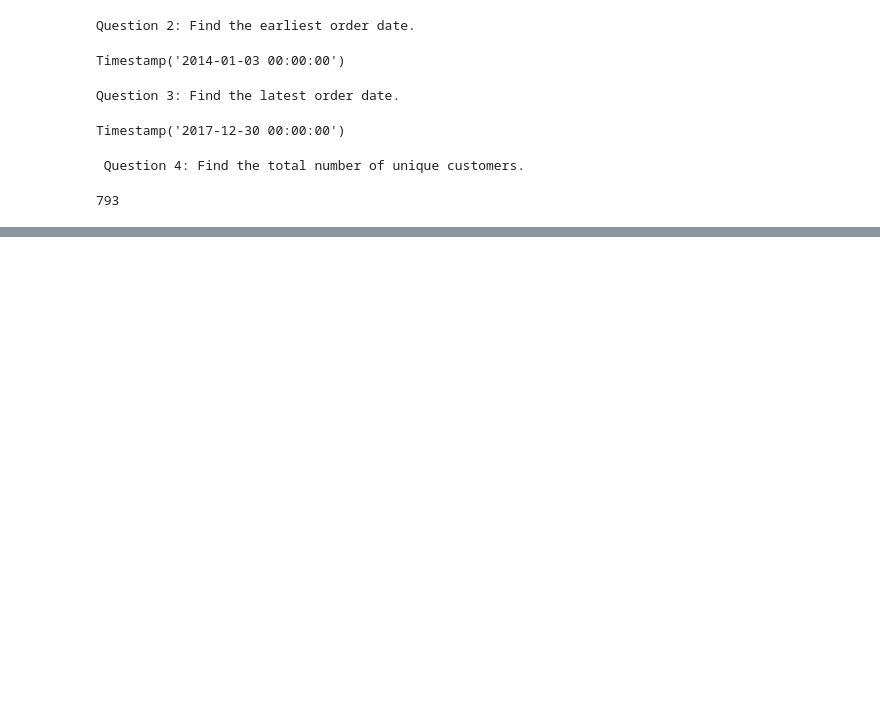
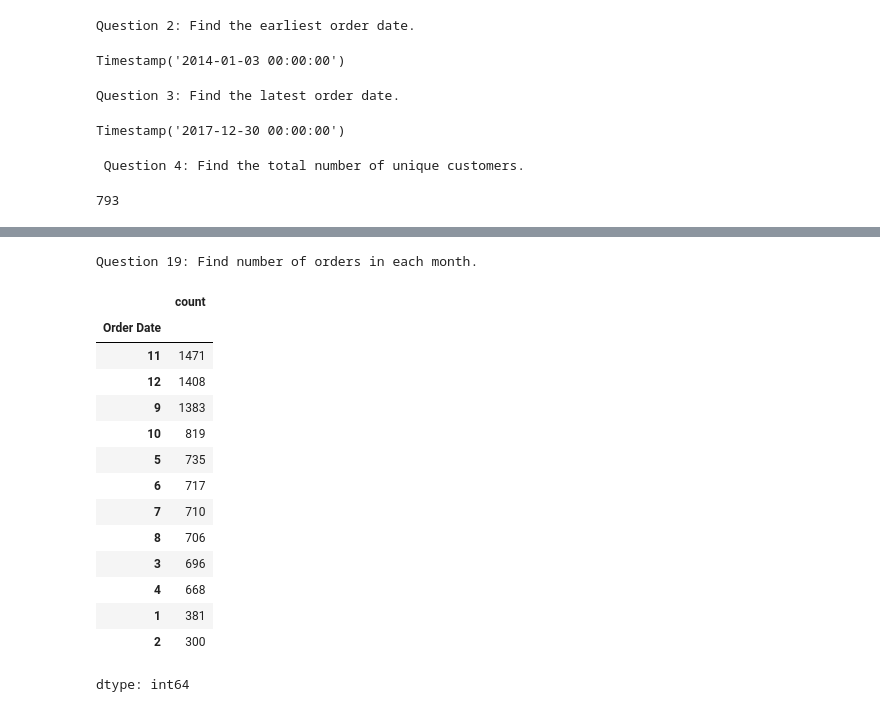
Before and after one commit to gaganreddy7977/python-assignment, a Jupyter notebook: pandas_Assignment.ipynb, the cells around one changed output, grey strips where cells are left out. Drawn from its saved outputs; the diff is of its cells as text; code cells hidden in the pictures; blank space fills up the shorter version.

```diff
--- a/pandas_Assignment.ipynb
+++ b/pandas_Assignment.ipynb
@@ -63,0 +216,20 @@ dtype: int64
+# %%
+print('Question 19: Find number of orders in each month.')
+data_set['Order Date'].dt.month.value_counts()
+# %% [output]
+Question 19: Find number of orders in each month.
+|  | count |
+| Order Date |  |
+| 11 | 1471 |
+| 12 | 1408 |
+| 9 | 1383 |
+| 10 | 819 |
+| 5 | 735 |
+| 6 | 717 |
+| 7 | 710 |
+| 8 | 706 |
+| 3 | 696 |
+| 4 | 668 |
+| 1 | 381 |
+| 2 | 300 |
+dtype: int64
```
Also changed, not shown: parts of 31 cells of this notebook.
